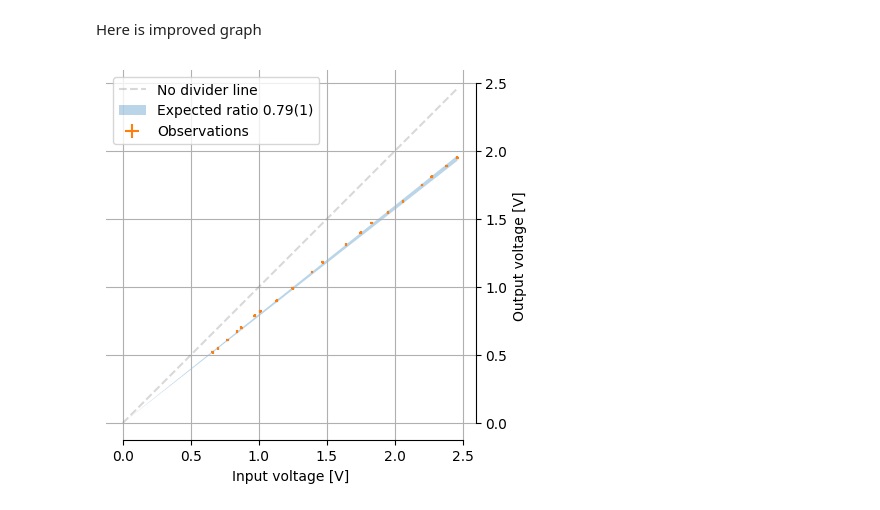
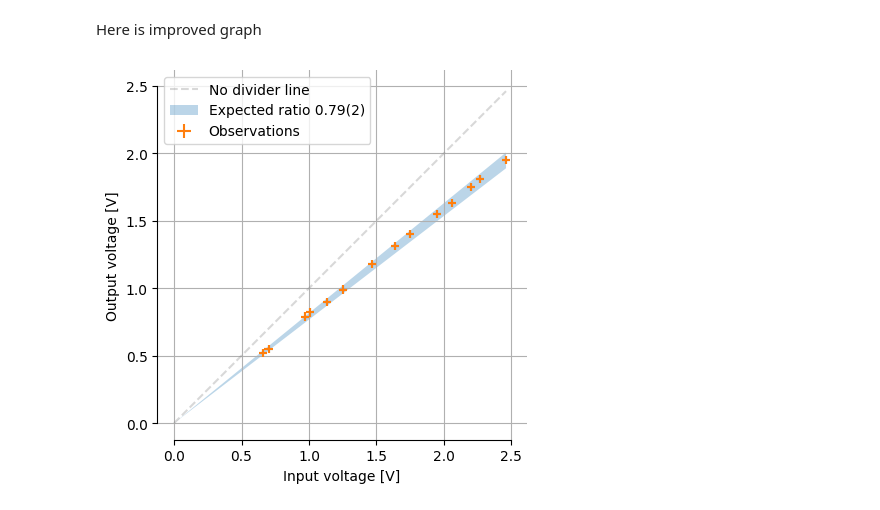
Before and after one commit to tphlabs/python_workshop, a Jupyter notebook: plotting/dc2/DC2practice.ipynb, the cells around one changed output. Saved outputs shown, nothing was run; the diff lists cells and outputs as text; code cells hidden in the pictures.

```diff
--- a/plotting/dc2/DC2practice.ipynb
+++ b/plotting/dc2/DC2practice.ipynb
@@ -69,46 +69,46 @@ Error from expected ratio: 0.8 %
 Here is improved graph
 # %%
 # measurements
-Vin = np.array([2.46, 2.38, 2.27, 2.20, 2.06, 1.95, 1.83, 1.75, 1.64, 1.47, 1.39, 1.25, 1.13, 1.01, 0.97, 0.87, 0.84, 0.77, 0.7, 0.66]) #volt +- 0.01
-Vout = np.array([1.95, 1.89, 1.81, 1.75, 1.63, 1.55, 1.47, 1.40, 1.31, 1.18, 1.11, 0.99, 0.90, 0.82, 0.79, 0.70, 0.67, 0.61, 0.55, 0.52]) #volt +- 0.01
-V_err = 0.01 #V
+Vin = np.array([2.46,   2.27, 2.20, 2.06, 1.95,  1.75, 1.64, 1.47,  1.25, 1.13, 1.01, 0.97,  0.7, 0.66]) #volt +- 0.01
+Vout = np.array([1.95,  1.81, 1.75, 1.63, 1.55,  1.40, 1.31, 1.18,  0.99, 0.90, 0.82, 0.79,  0.55, 0.52]) #volt +- 0.01
+V_err = 0.03 #V
 
 # Observed:
 slope, intercept, rvalue, stderr, intercept_stderr = linregress(Vin, Vout)
 
 # expected
 R1 = 0.7064 #kilo-ohm +- 0.004
 R2 = 2.6818 #kilo-ohm +- 0.01
 theo_ratio = R2 / (R1 + R2)
-theo_ratio_rel = 0.01 # 2% relative error propagated from R1, R2 errors # Accuracy 2k to 2MΩ rgs: ±(0.5% rdg +1dgt)
+theo_ratio_rel = 0.03 # 2% relative error propagated from R1, R2 errors # Accuracy 2k to 2MΩ rgs: ±(0.5% rdg +1dgt)
 theo_ratio_err = theo_ratio * theo_ratio_rel
 theo_ratio_low = theo_ratio - theo_ratio_err
 theo_ratio_high = theo_ratio + theo_ratio_err
 
 xs =  np.linspace(0, max(Vin))
 plt.errorbar(Vin, Vout, yerr=V_err, xerr=V_err, ls='')
 y1 = theo_ratio_low * xs
 y2 = theo_ratio_high * xs
 plt.plot(xs, xs, label='No divider line', linestyle='dashed', color='gray', alpha=0.3) # no divider line
-plt.fill_between(xs, y1, y2, label=f'Expected ratio {theo_ratio:.2f}(1)', alpha=0.3)
+plt.fill_between(xs, y1, y2, label=f'Expected ratio {theo_ratio:.2f}(2)', alpha=0.3)
 plt.errorbar(Vin, Vout, yerr=V_err, xerr=V_err, ls='', label=f'Observations')
 plt.legend()
 plt.grid()
 plt.axis('square')
 plt.xlabel("Input voltage [V]")
 plt.ylabel("Output voltage [V]")
 
 # Spines
 # Only draw spines for the data range, not in the margins
 ax = plt.gca()
-ax.yaxis.set_label_position("right")
-ax.yaxis.set_ticks_position("right")
+ax.yaxis.set_label_position("left")
+ax.yaxis.set_ticks_position("left")
 ax.spines.bottom.set_bounds(0, 2.5)
-ax.spines.right.set_bounds(0, 2.5)
+ax.spines.left.set_bounds(0, 2.5)
 # Hide the right and top spines
-ax.spines.left.set_visible(False)
+ax.spines.right.set_visible(False)
 ax.spines.top.set_visible(False)
 plt.savefig('DC2practice.jpg')
 plt.show()
 # %% [output]
-[figure, old version]
+[figure, new version]
```
Also changed, not shown: parts of 1 cell of this notebook.
